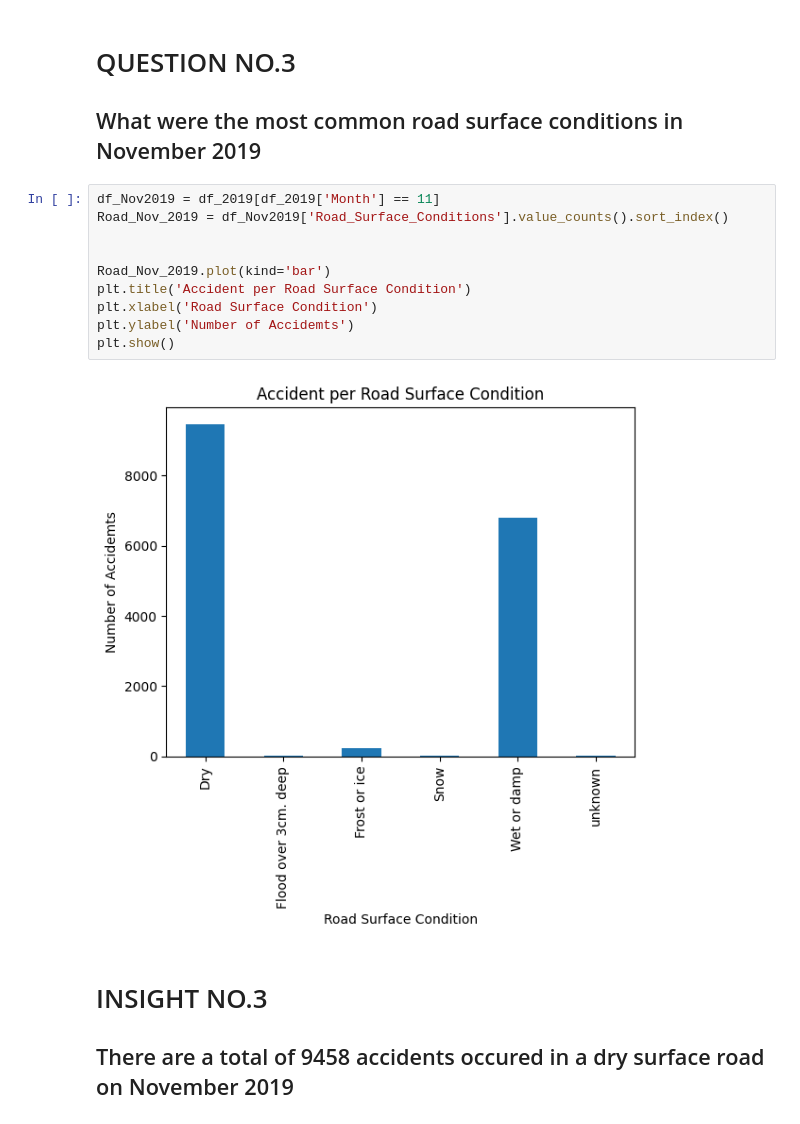
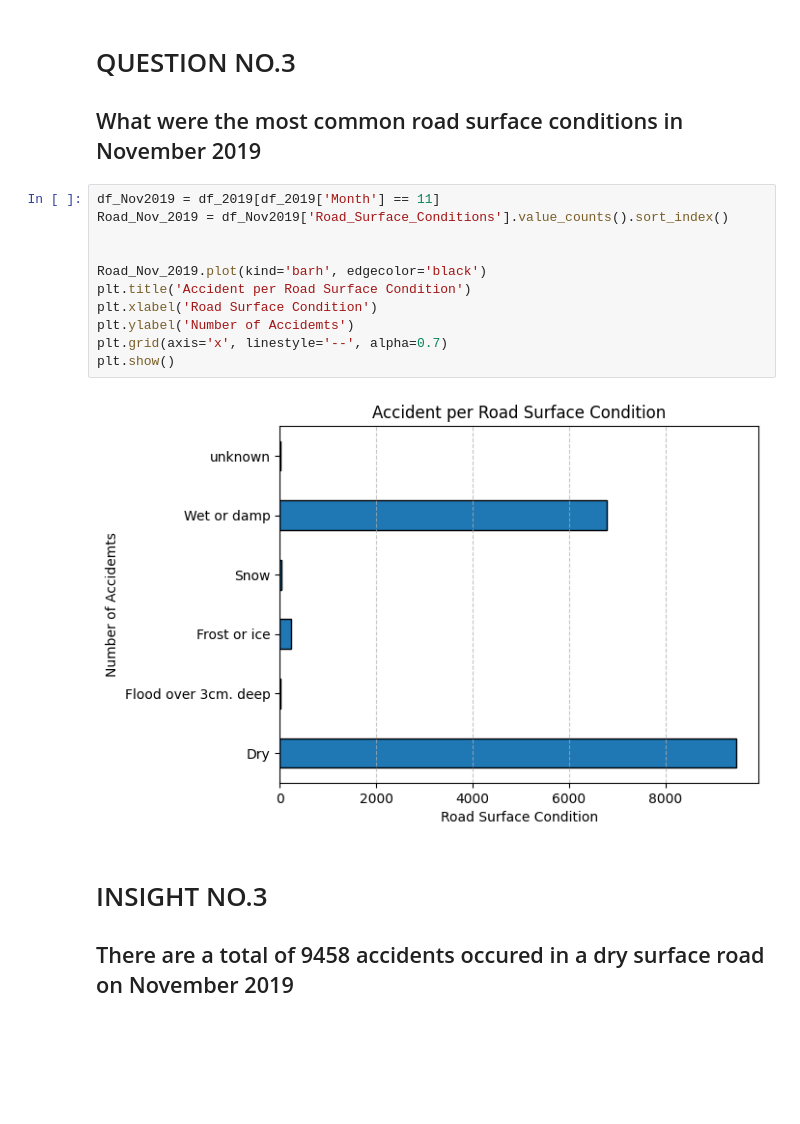
Before and after one commit to lpeter29/DATA_MINING, a Jupyter notebook: Activity4.ipynb, the cells around one changed output. Drawn from its saved outputs; the diff is of its cells as text; blank space fills up the shorter version.

```diff
--- a/Activity4.ipynb
+++ b/Activity4.ipynb
@@ -258,15 +258,16 @@ plt.show()
 # %%
 df_Nov2019 = df_2019[df_2019['Month'] == 11]
 Road_Nov_2019 = df_Nov2019['Road_Surface_Conditions'].value_counts().sort_index()
 
 
-Road_Nov_2019.plot(kind='bar')
+Road_Nov_2019.plot(kind='barh', edgecolor='black')
 plt.title('Accident per Road Surface Condition')
 plt.xlabel('Road Surface Condition')
 plt.ylabel('Number of Accidemts')
+plt.grid(axis='x', linestyle='--', alpha=0.7)
 plt.show()
 # %% [output]
-[figure, old version]
+[figure, new version]
 # %% [markdown]
 <h1>INSIGHT NO.3</h1>
 
```
Also changed, not shown: parts of 10 cells of this notebook.
